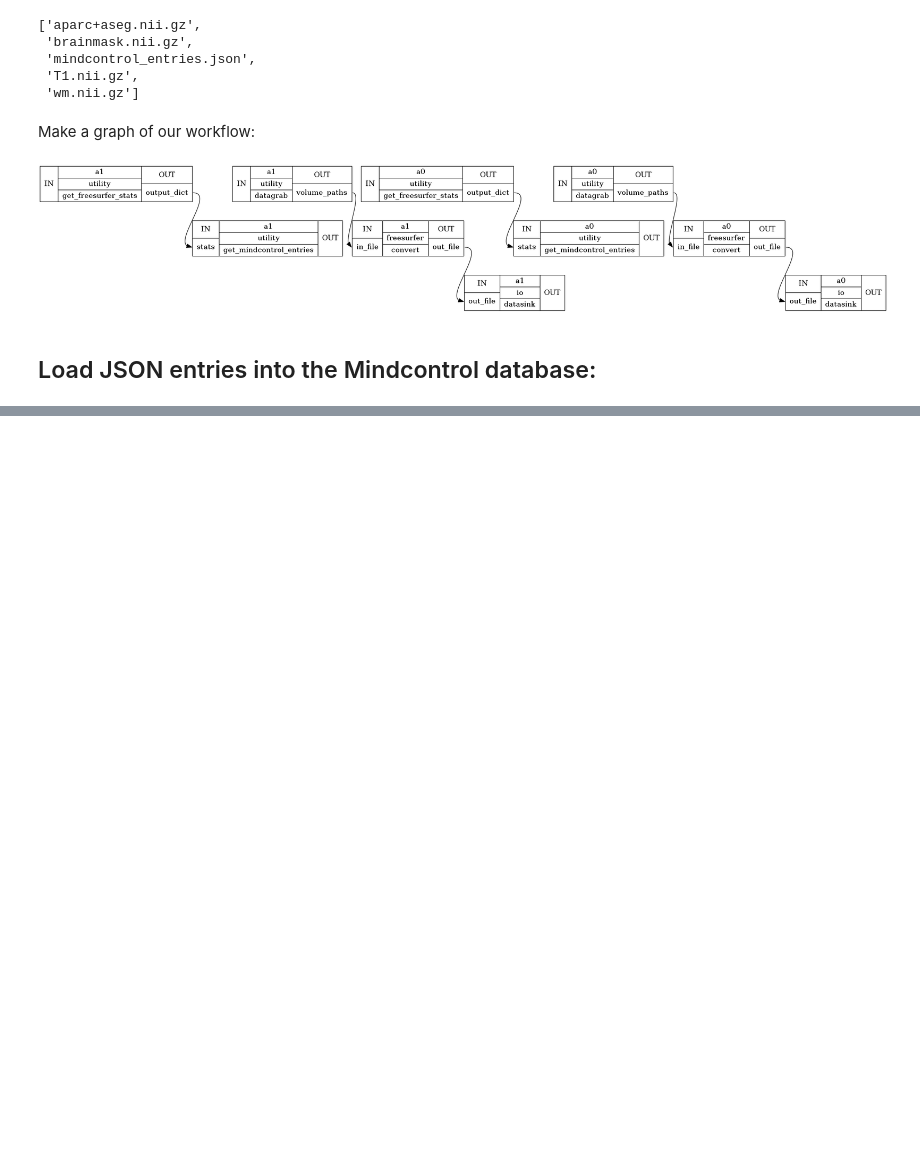
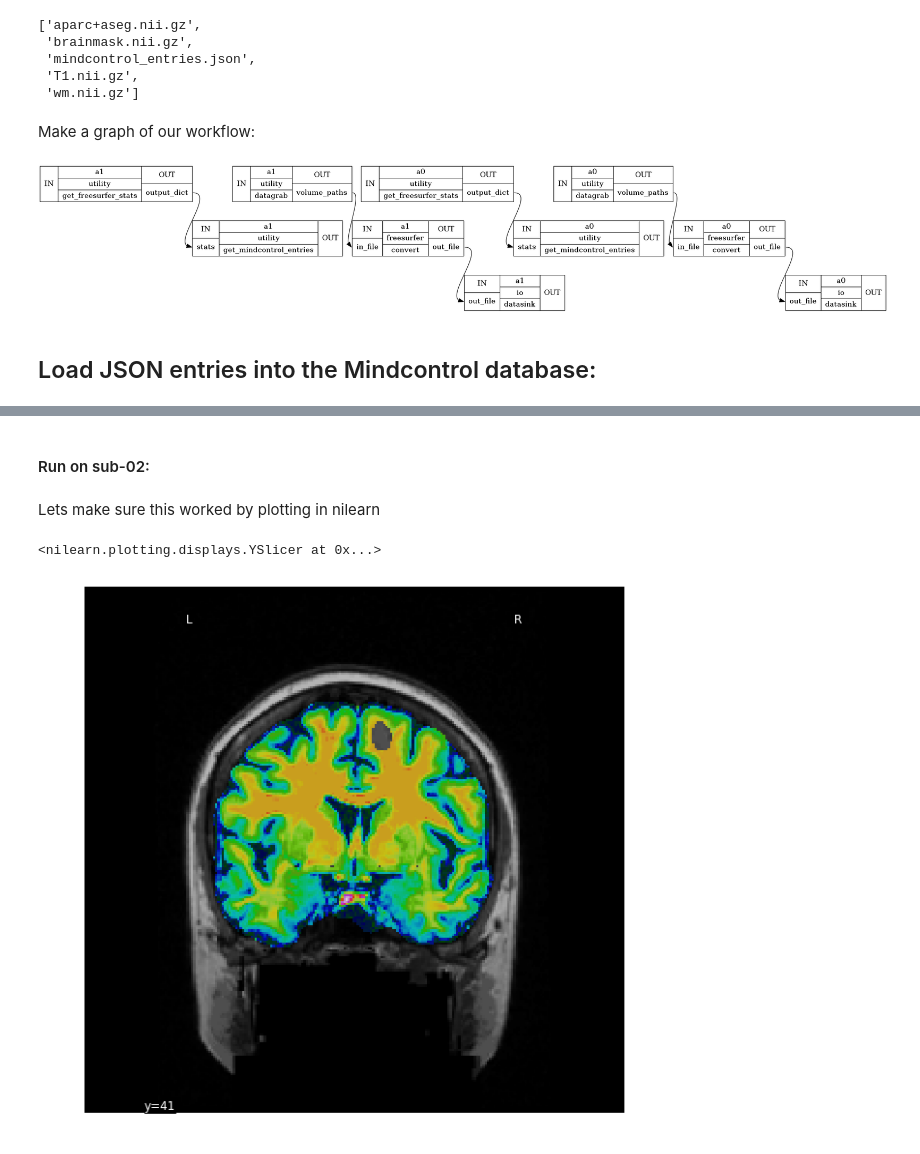
Before and after one commit to seldamat/mindcontrol_docs, a Jupyter notebook: MindPrepFS.ipynb, the cells around one changed output, grey strips where cells are left out. Saved outputs shown, nothing was run; the diff lists cells and outputs as text; code cells hidden in the pictures; blank space fills up the shorter version.

Commit message:
enh: added painter application functions/tutorial

```diff
--- a/MindPrepFS.ipynb
+++ b/MindPrepFS.ipynb
@@ -379,0 +413,10 @@ Navigate to http://localhost:3000, You should now see something like:
+# %%
+def convert_to_indices(streamline, aff, img):
+
+    topoints = lambda x : np.array([[m["x"], m["y"], m["z"]] for m in x["world_coor"]])
+    points_orig = topoints(streamline)
+    points_nifti_space = list(utils.move_streamlines([points_orig], aff, input_space=aff))[0]
+    from dipy.tracking._utils import _to_voxel_coordinates, _mapping_to_voxel
+    lin_T, offset = _mapping_to_voxel(aff, None)
+    idx = _to_voxel_coordinates(points_orig, lin_T, offset)
+    return points_nifti_space, idx
@@ -379,0 +454,29 @@ Navigate to http://localhost:3000, You should now see something like:
+# %%
+def create_paint_volume(mongo_port, query,mindcontrol_base_dir, outpath):
+    coll, cli = get_collection(mongo_port)
+    mask_img = get_segmentation_mask(coll,query, mindcontrol_base_dir)
+    aff = mask_img.affine
+
+    p1 = get_points_to_paint(coll.find_one(query)["painters"], aff, mask_img)
+
+    data = mask_img.get_data()
+    for idx, row in p1.iterrows():
+        paint_value = row['val']
+        x,y,z = row['x'], row['y'], row['z']
+        data[x][y][z] = paint_value
+
+    painted_image = nib.nifti1.Nifti1Image(data,aff,mask_img.header)
+    painted_image.to_filename(outpath)
+    return outpath
+# %% [markdown]
+#### Run on sub-02:
+# %%
+outpath = create_paint_volume(3001, {"subject_id": "sub-02",
+                           "entry_type":"brainmask"},
+                    mindcontrol_base_dir,
+                   os.path.abspath("./mindcontrol_base_dir/freesurfer/sub-02/brainmask_edited.nii.gz"))
+# %% [markdown]
+Lets make sure this worked by plotting in nilearn
+# %%
+entry = coll.find_one({"subject_id": "sub-02", "entry_type":"brainmask"})
+idx = entry["loggedPoints"][0]["world_coor"]
@@ -379,0 +485,7 @@ Navigate to http://localhost:3000, You should now see something like:
+# %%
+fig,ax = subplots(1,1,figsize=(10,10))
+plot_roi(outpath, "./mindcontrol_base_dir/freesurfer/sub-02/T1.nii.gz",
+         cut_coords=[idx["y"]], display_mode="y", axes=ax)
+# %% [output]
+<nilearn.plotting.displays.YSlicer at 0x...>
+[figure, added]
```
Also changed, not shown: parts of 14 cells of this notebook, 1 other file.
